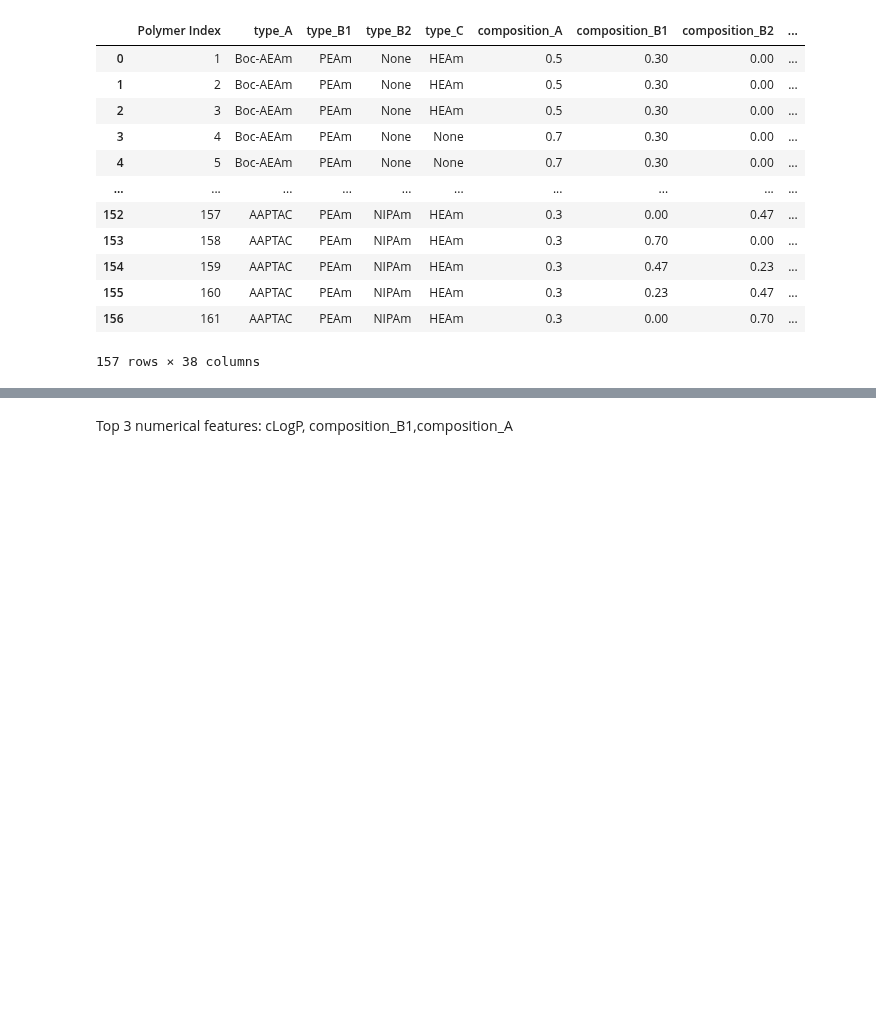
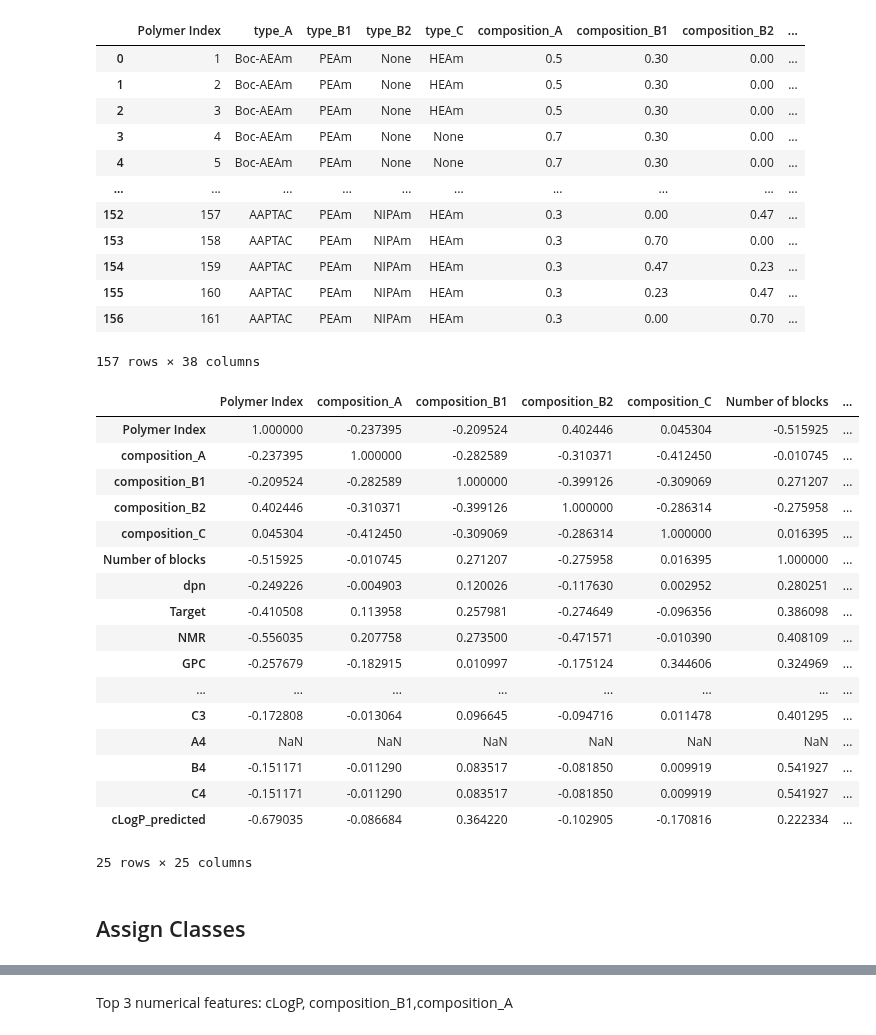
Before and after one commit to YimengJin/Thesis_Yimeng, a Jupyter notebook: Polymer BO.ipynb, the cells around one changed output, grey strips where cells are left out. Drawn from its saved outputs; the diff is of its cells as text; code cells hidden in the pictures; blank space fills up the shorter version.

```diff
--- a/Polymer BO.ipynb
+++ b/Polymer BO.ipynb
@@ -41,0 +43,21 @@ data
+# %%
+data.corr()
+# %% [output]
+|  | Polymer Index | composition_A | composition_B1 | composition_B2 | composition_C | Number of blocks | ... |
+| Polymer Index | 1.000000 | -0.237395 | -0.209524 | 0.402446 | 0.045304 | -0.515925 | ... |
+| composition_A | -0.237395 | 1.000000 | -0.282589 | -0.310371 | -0.412450 | -0.010745 | ... |
+| composition_B1 | -0.209524 | -0.282589 | 1.000000 | -0.399126 | -0.309069 | 0.271207 | ... |
+| composition_B2 | 0.402446 | -0.310371 | -0.399126 | 1.000000 | -0.286314 | -0.275958 | ... |
+| composition_C | 0.045304 | -0.412450 | -0.309069 | -0.286314 | 1.000000 | 0.016395 | ... |
+| Number of blocks | -0.515925 | -0.010745 | 0.271207 | -0.275958 | 0.016395 | 1.000000 | ... |
+| dpn | -0.249226 | -0.004903 | 0.120026 | -0.117630 | 0.002952 | 0.280251 | ... |
+| Target | -0.410508 | 0.113958 | 0.257981 | -0.274649 | -0.096356 | 0.386098 | ... |
+| NMR | -0.556035 | 0.207758 | 0.273500 | -0.471571 | -0.010390 | 0.408109 | ... |
+| GPC | -0.257679 | -0.182915 | 0.010997 | -0.175124 | 0.344606 | 0.324969 | ... |
+| ... | ... | ... | ... | ... | ... | ... | ... |
+| C3 | -0.172808 | -0.013064 | 0.096645 | -0.094716 | 0.011478 | 0.401295 | ... |
+| A4 | NaN | NaN | NaN | NaN | NaN | NaN | ... |
+| B4 | -0.151171 | -0.011290 | 0.083517 | -0.081850 | 0.009919 | 0.541927 | ... |
+| C4 | -0.151171 | -0.011290 | 0.083517 | -0.081850 | 0.009919 | 0.541927 | ... |
+| cLogP_predicted | -0.679035 | -0.086684 | 0.364220 | -0.102905 | -0.170816 | 0.222334 | ... |
+25 rows × 25 columns
@@ -41,0 +67,2 @@ data
+# %% [markdown]
+## Assign Classes
```
Also changed, not shown: parts of 13 cells of this notebook, 1 other file.
